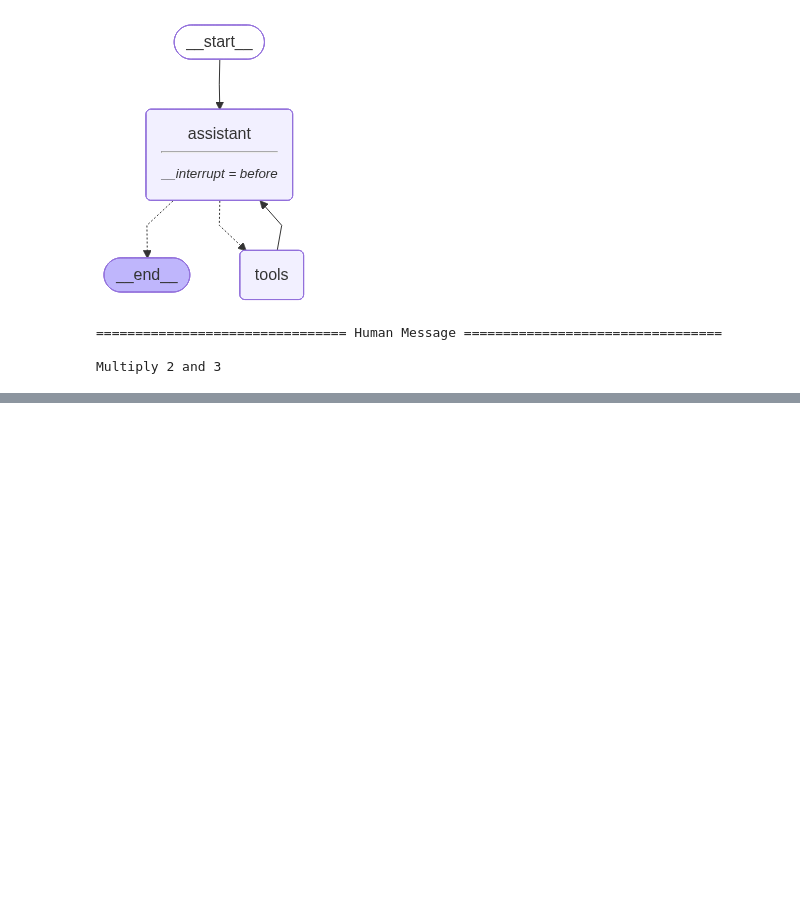
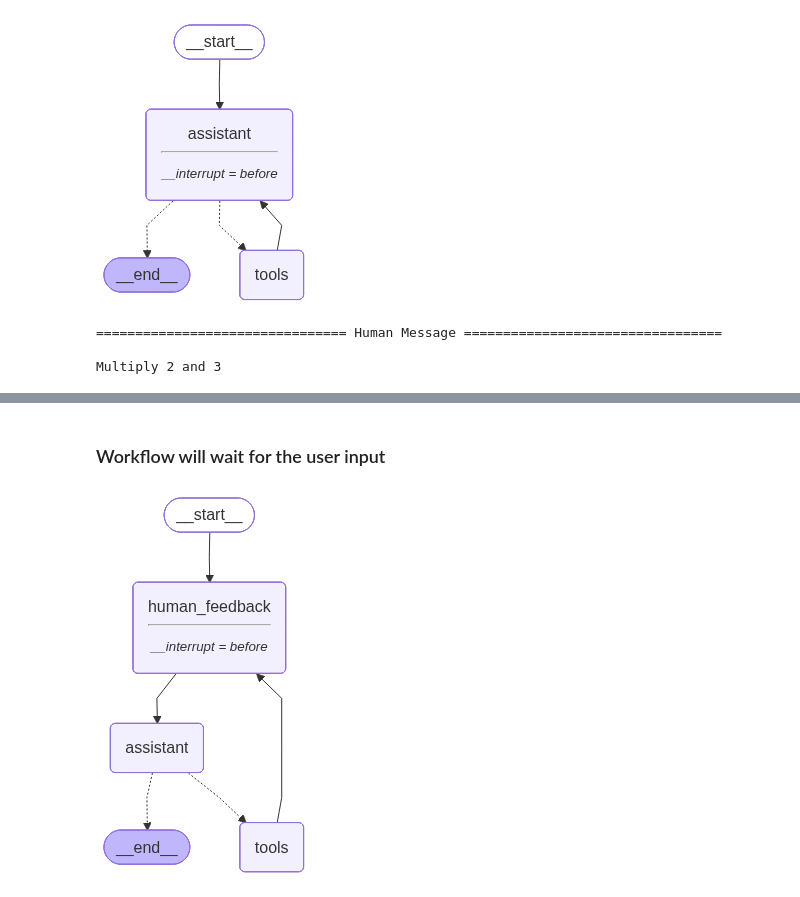
Before and after one commit to Abhijit7979/LangGraph, a Jupyter notebook: 5-HumanIntheLoop/1-human_in_the_loop.ipynb, the cells around one changed output, grey strips where cells are left out. Drawn from its saved outputs; the diff is of its cells as text; code cells hidden in the pictures; blank space fills up the shorter version.

Commit message:
Worked on langGraph studio

```diff
--- a/5-HumanIntheLoop/1-human_in_the_loop.ipynb
+++ b/5-HumanIntheLoop/1-human_in_the_loop.ipynb
@@ -130,0 +178,7 @@ Multiply 2 and 3
+# %%
+initial_input={"messages":HumanMessage(content="Add 10 and 5")}
+
+thread={"configurable":{"thread_id":"1"}}
+
+for event in graph.stream(initial_input,thread,stream_mode="values"):
+    event['messages'][-1].pretty_print()
@@ -130,0 +189,3 @@ Multiply 2 and 3
+# %%
+state=graph.get_state(thread)
+state.next
@@ -130,0 +241,39 @@ Multiply 2 and 3
+# %% [markdown]
+### Workflow will wait for the user input
+# %%
+sys_msg=SystemMessage(content="you are a helpful assistant tasked with performing arithmetic on a set of inputs. ")
+
+## human  feedback node
+
+def human_feedback(state:MessagesState):
+
+    pass
+
+## Assistant node
+
+def assistant(state:MessagesState):
+    return {"messages":[llm_with_tools.invoke([sys_msg]+state["messages"])]}
+
+
+## Graph
+
+builder=StateGraph(MessagesState)
+
+# nodes
+builder.add_node("assistant",assistant)
+builder.add_node("tools",ToolNode(tools=tools))
+builder.add_node("human_feedback",human_feedback)
+
+# edges
+
+builder.add_edge(START,"human_feedback")
+builder.add_edge('human_feedback',"assistant")
+builder.add_conditional_edges("assistant",tools_condition)
+builder.add_edge("tools","human_feedback")
+builder.add_edge("assistant",END)
+
+graph=builder.compile(interrupt_before=["human_feedback"],checkpointer=memory)
+# %%
+display(Image(graph.get_graph().draw_mermaid_png()))
+# %% [output]
+[figure, added]
```
Also changed, not shown: parts of 16 cells of this notebook, 5 other files.
